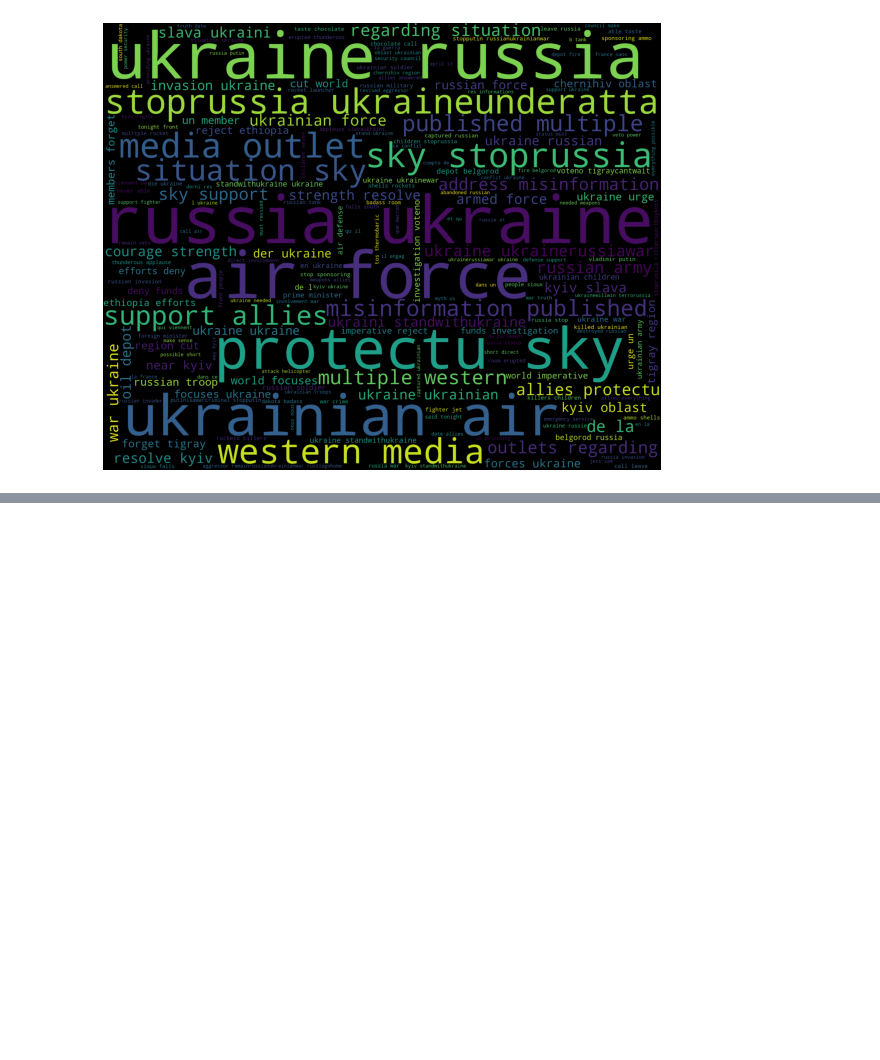
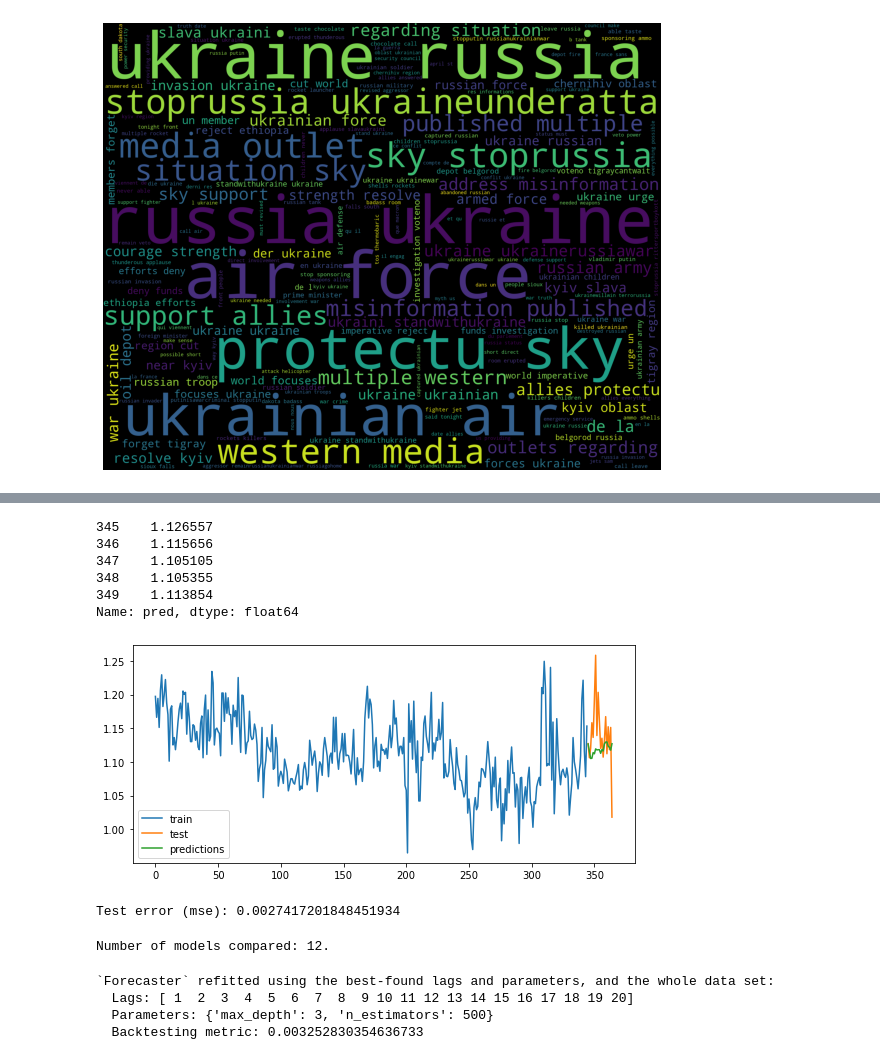
Before and after one commit to CCT-MastersDA/cct-sem2-ca2, a Jupyter notebook: jupyter/ca2-jupyter.ipynb, the cells around one changed output, grey strips where cells are left out. Saved outputs shown, nothing was run; the diff lists cells and outputs as text; code cells hidden in the pictures; blank space fills up the shorter version.

```diff
--- a/jupyter/ca2-jupyter.ipynb
+++ b/jupyter/ca2-jupyter.ipynb
@@ -398,0 +559,4 @@ Image(filename=join(IMAGES_FOLDER, TWEETS_WORD_CLOUD))
+# %%
+forecaster = ForecasterAutoreg(regressor=RandomForestRegressor(random_state=42), lags=steps)
+forecaster.fit(y=data_train[y])
+forecaster
@@ -398,0 +581,57 @@ Image(filename=join(IMAGES_FOLDER, TWEETS_WORD_CLOUD))
+# %%
+# make a prediction given the steps as input
+predictions = forecaster.predict(steps=steps)
+predictions.head(5)
+# %% [output]
+345    1.126557
+346    1.115656
+347    1.105105
+348    1.105355
+349    1.113854
+Name: pred, dtype: float64
+# %%
+# plot the prediction in the graph
+fig, ax = plt.subplots(figsize=(9, 4))
+data_train[y].plot(ax=ax, label='train')
+data_test[y].plot(ax=ax, label='test')
+predictions.plot(ax=ax, label='predictions')
+ax.legend();
+# %% [output]
+[figure, added]
+# %%
+# calculate the prediction error
+error_mse = mean_squared_error(y_true = data_test[y], y_pred = predictions)
+print(f"Test error (mse): {error_mse}")
+# %% [output]
+Test error (mse): 0.0027417201848451934
+# %%
+ # Hyperparameter Grid search
+# ==============================================================================
+steps = 20
+forecaster = ForecasterAutoreg(regressor = RandomForestRegressor(random_state=123),lags = 12)
+
+# Lags used as predictors
+lags_grid = [10, 20]
+
+# Regressor's hyperparameters
+param_grid = {'n_estimators': [100, 500],
+ 'max_depth': [3, 5, 10]}
+
+results_grid = grid_search_forecaster(
+    forecaster = forecaster,
+    y = data_train['Mode'],
+    param_grid = param_grid,
+    lags_grid = lags_grid,
+    steps = steps,
+    refit = True,
+    metric = 'mean_squared_error',
+    initial_train_size = int(len(data_train)*0.5),
+    fixed_train_size = False,
+    return_best = True,
+    verbose = False)
+# %% [output]
+Number of models compared: 12.
+`Forecaster` refitted using the best-found lags and parameters, and the whole data set:
+  Lags: [ 1  2  3  4  5  6  7  8  9 10 11 12 13 14 15 16 17 18 19 20]
+  Parameters: {'max_depth': 3, 'n_estimators': 500}
+  Backtesting metric: 0.003252830354636733
```
Also changed, not shown: parts of 24 cells of this notebook.
